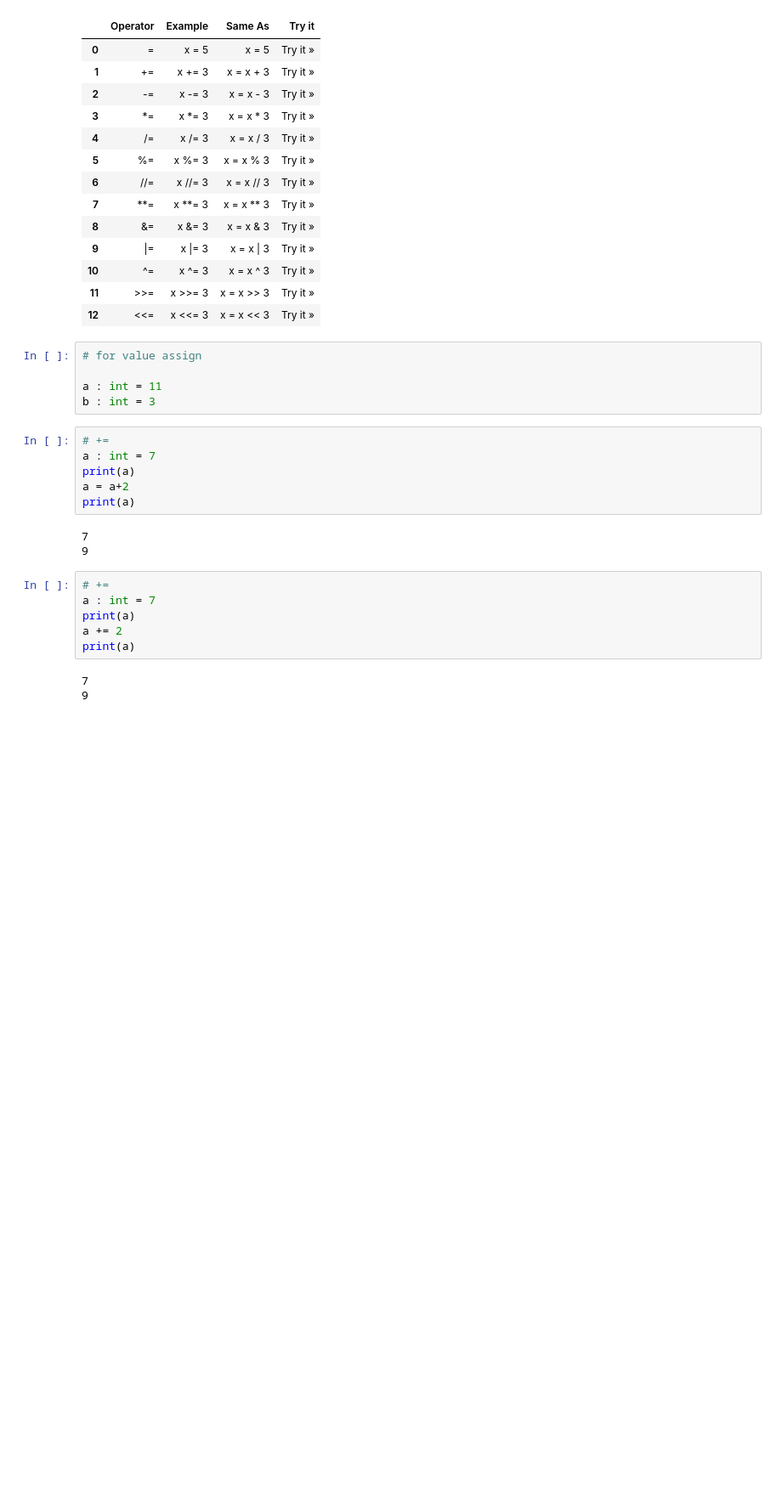
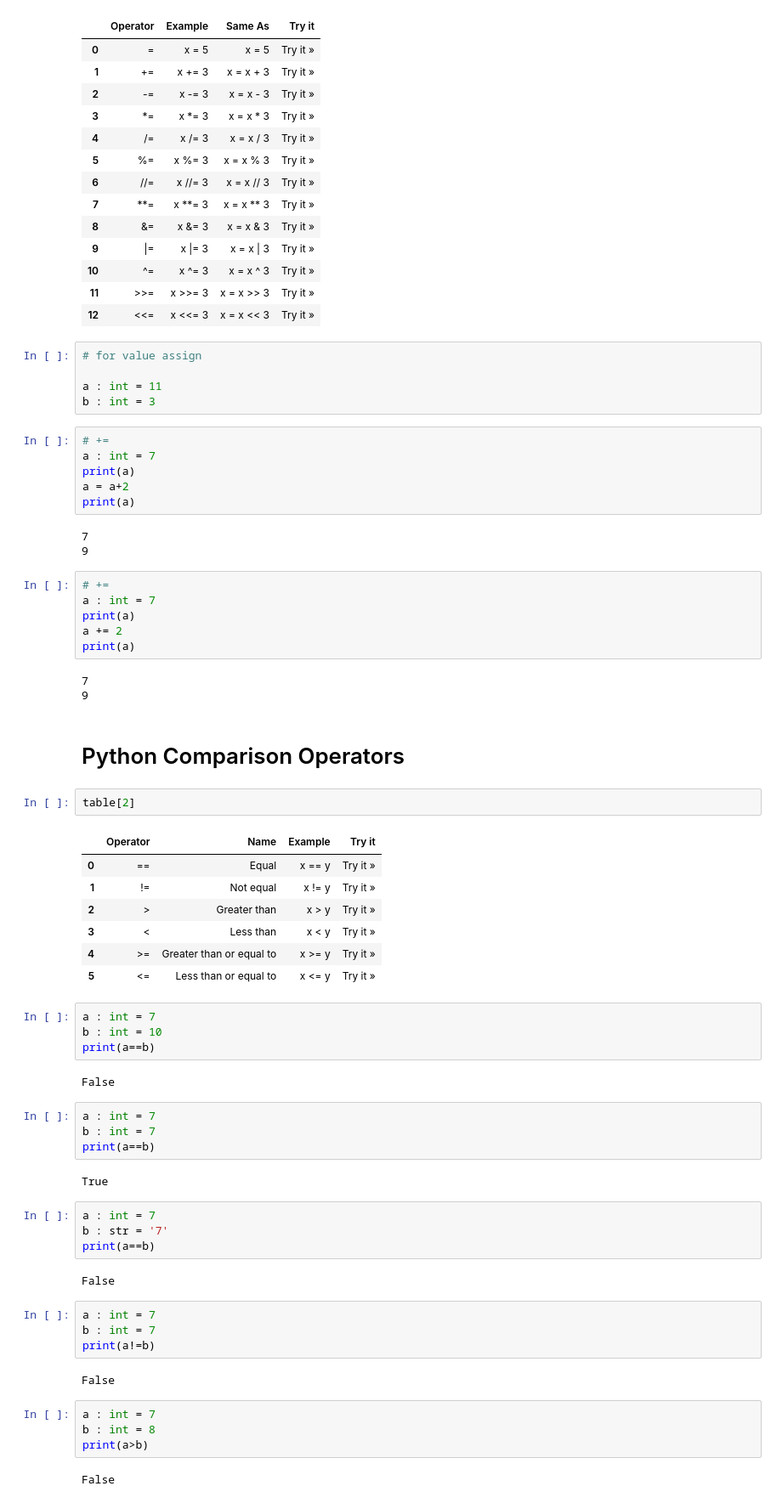
Before and after one commit to smmartprogrammer/modernpython, a Jupyter notebook: class03(operators).ipynb, the cells around one changed output. Shown at 85% size. Cells and saved outputs as stored; diff of their text form; blank space fills up the shorter version.

```diff
--- a/class03(operators).ipynb
+++ b/class03(operators).ipynb
@@ -136,3 +136,45 @@ print(a)
 # %% [output]
 7
 9
+# %% [markdown]
+# Python Comparison Operators
+# %%
+table[2]
+# %% [output]
+|  | Operator | Name | Example | Try it |
+| 0 | == | Equal | x == y | Try it » |
+| 1 | != | Not equal | x != y | Try it » |
+| 2 | > | Greater than | x > y | Try it » |
+| 3 | < | Less than | x < y | Try it » |
+| 4 | >= | Greater than or equal to | x >= y | Try it » |
+| 5 | <= | Less than or equal to | x <= y | Try it » |
+# %%
+a : int = 7
+b : int = 10
+print(a==b)
+# %% [output]
+False
+# %%
+a : int = 7
+b : int = 7
+print(a==b)
+# %% [output]
+True
+# %%
+a : int = 7
+b : str = '7'
+print(a==b)
+# %% [output]
+False
+# %%
+a : int = 7
+b : int = 7
+print(a!=b)
+# %% [output]
+False
+# %%
+a : int = 7
+b : int = 8
+print(a>b)
+# %% [output]
+False
```
Also changed, not shown: parts of 32 cells of this notebook.
